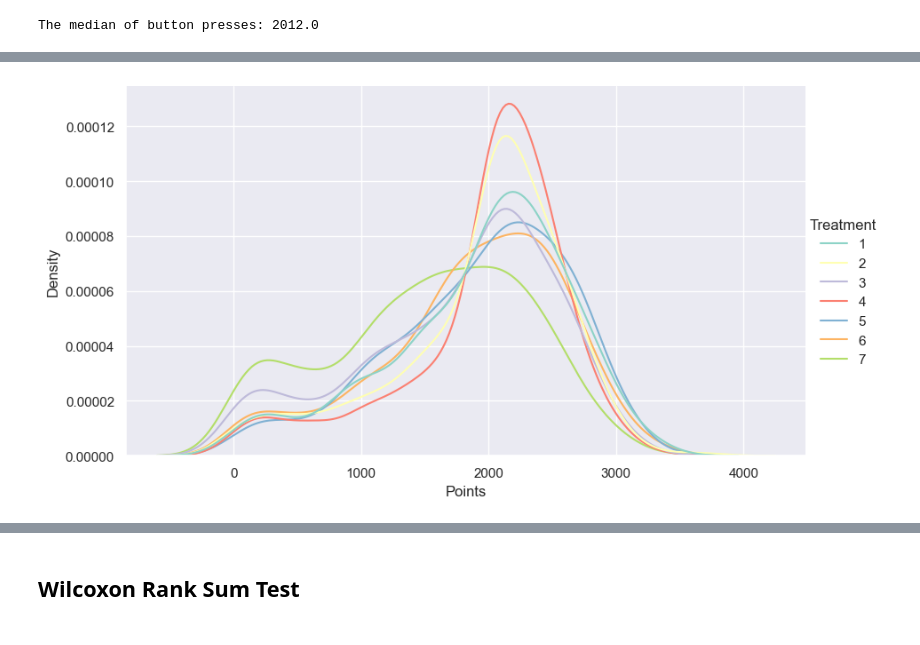
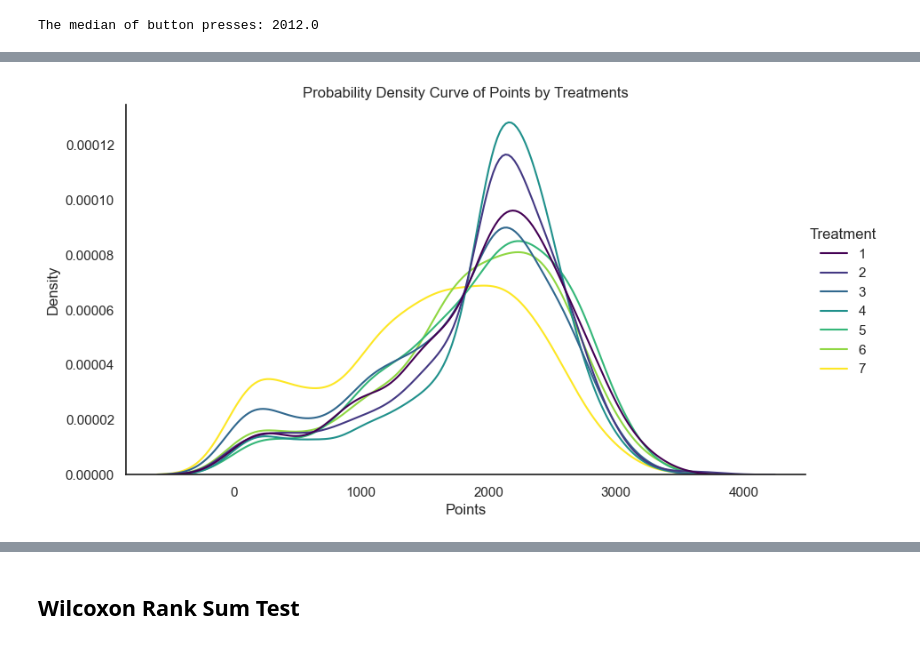
Before and after one commit to klaushajdaraj/ml-treatment-effects, a Jupyter notebook: Analytics.ipynb, the cells around one changed output, grey strips where cells are left out. Drawn from its saved outputs; the diff is of its cells as text; code cells hidden in the pictures.

Commit message:
Added extra charts + improved the chart colors

```diff
--- a/Analytics.ipynb
+++ b/Analytics.ipynb
@@ -8,11 +8,13 @@ from matplotlib.pyplot import figure
 import matplotlib.pyplot as plt
 import seaborn as sns
 
-sns.set_theme()
+# Set the theme for all graphs
+sns.set_theme(style='white')
 
 # Read the main DataFrame
 df = pd.read_csv(
-    r"C:\Users\klaus\Desktop\Projects\Deep Learning\master-thesis\expdata.csv")
+    r"C:\Users\klaus\Desktop\Projects\Deep Learning\master-thesis\expdata.csv"
+)
 # %% [markdown]
 # Full Treatments Analysis
 # %%
@@ -112,12 +117,15 @@ fig.show()
 ## Additional Plots
 # %%
 # Plot age distribution
-sns.distplot(df.age, axlabel="Age", color="royalblue")
-plt.axvline(df.age.mean(),color="red")
-plt.text(df.age.mean()+.5,.01,'Mean',rotation=90)
-plt.axvline(df.age.median(), color="black")
-plt.text(df.age.median()-3,.01,'Median',rotation=90)
+sns.set_theme(style='white')
+sns.distplot(df.age, axlabel="Age", color="dimgrey")
+plt.axvline(x=df.age.mean(), color='red', linestyle='--', label=f'Mean: {df.age.mean():.2f}', linewidth=2)
+plt.text(df.age.mean() + 0.5, 0.01, "Mean", rotation=90)
+plt.axvline(x=df.age.median(), color='blue', linestyle='--', label=f'Median: {df.age.median():.2f}', linewidth=2)
+plt.text(df.age.median() - 3, 0.01, "Median", rotation=90)
 plt.title("Age Distribution")
+
+plt.legend(facecolor='white', framealpha=1)
 # %% [output]
 `distplot` is a deprecated function and will be removed in seaborn v0.14.0.
 
@@ -169,9 +236,18 @@ The median of button presses: 2012.0
 # %%
 # Density (probability) distribution of points for each treatment
-sns.set_theme()
-ax2 = sns.displot(x="buttonpresses", hue="treat", kind="kde", data=df, palette="Set3", height=5, aspect=1.8)
-ax2.set(xlabel='Points', ylabel='Density')
-ax2._legend.set_title('Treatment')
+sns.set_theme(style='white')
+ax2 = sns.displot(
+    x="buttonpresses",
+    hue="treat",
+    kind="kde",
+    data=df,
+    palette="viridis",
+    height=5,
+    aspect=1.8,
+)
+
+ax2.set(xlabel="Points", ylabel="Density", title="Probability Density Curve of Points by Treatments")
+ax2._legend.set_title("Treatment")
 plt.show(ax2)
 # %% [output]
-[figure, old version]
+[figure, new version]
```
Also changed, not shown: parts of 19 cells of this notebook, 1 other file.
